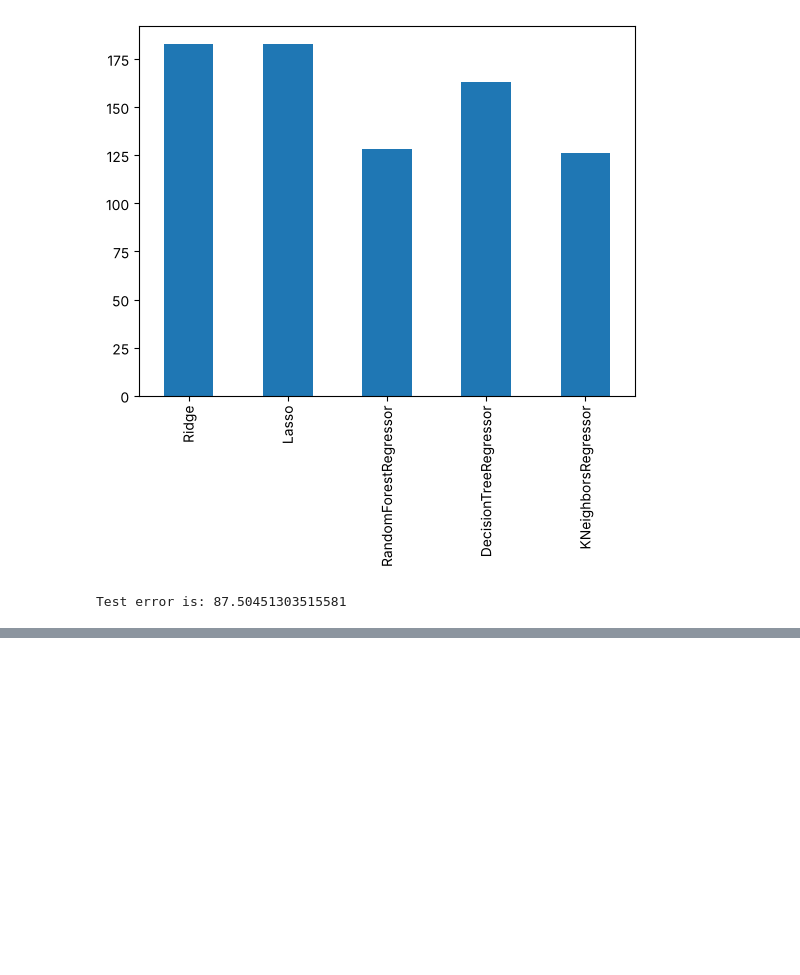
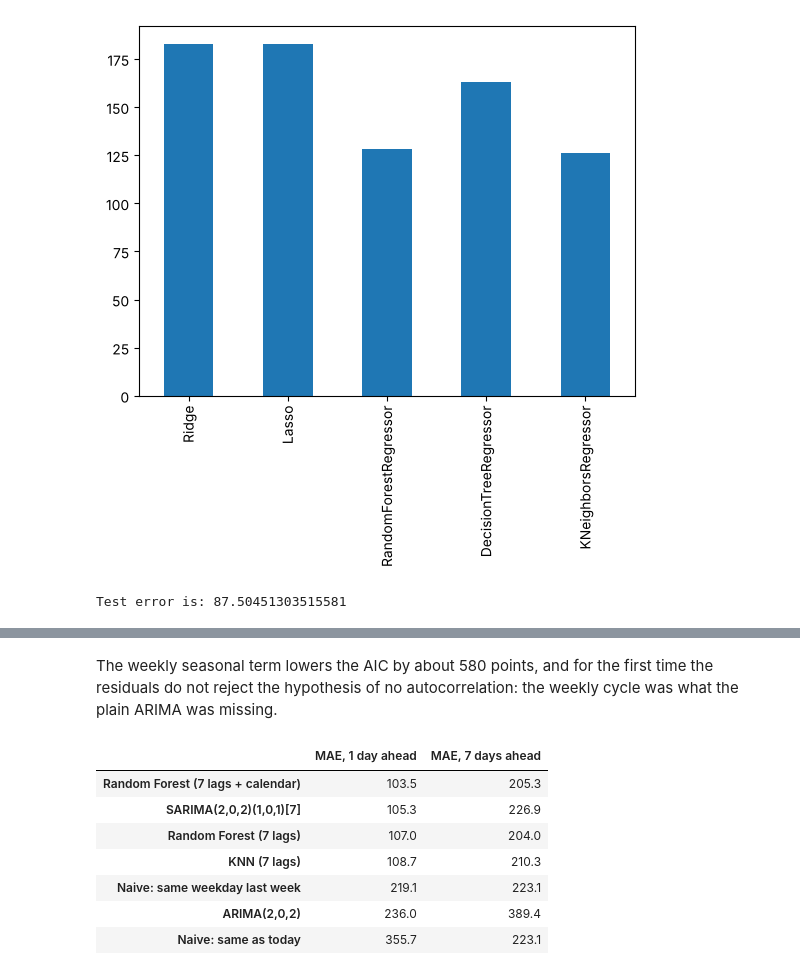
Before and after one commit to JeffAirData/Energy-Load-Portugal-Temporal-Series, a Jupyter notebook: Energy_Load_'Portugal'.ipynb, the cells around one changed output, grey strips where cells are left out. Drawn from its saved outputs; the diff is of its cells as text; code cells hidden in the pictures; blank space fills up the shorter version.

```diff
--- a/Energy_Load_'Portugal'.ipynb
+++ b/Energy_Load_'Portugal'.ipynb
@@ -798,0 +846,67 @@ Test error is: 87.50451303515581
+# %% [markdown]
+The weekly seasonal term lowers the AIC by about 580 points, and for the first time the residuals do not reject the hypothesis of no autocorrelation: the weekly cycle was what the plain ARIMA was missing.
+# %%
+# Fair comparison on the daily problem.
+# Target: load level `h` days ahead, expressed as the change from today. Test set: last 30% of the days.
+# SARIMA/ARIMA parameters are estimated on the first 70% and then only updated with new observations.
+from sklearn.neighbors import KNeighborsRegressor
+from sklearn.ensemble import RandomForestRegressor
+
+N = len(daily); n0 = int(N * 0.7); K = 7
+ds = daily.diff()
+pt_holidays = holidays.Portugal(years=[2020, 2021, 2022])
+
+dow = pd.get_dummies(pd.Series(daily.index.dayofweek, index=daily.index), dtype=float)
+dow.columns = [f'dow{c}' for c in dow.columns]
+is_hol = pd.Series([float(day in pt_holidays) for day in daily.index], index=daily.index, name='hol')
+lags = pd.concat([ds.shift(i) for i in range(K)], axis=1)
+lags.columns = [f'lag{i}' for i in range(K)]
+pos = np.arange(N)
+
+base = {name: SARIMAX(ds.iloc[1:n0], order=(2, 0, 2), seasonal_order=so).fit(disp=False)
+        for name, so in [('ARIMA(2,0,2)', (0, 0, 0, 0)), ('SARIMA(2,0,2)(1,0,1)[7]', (1, 0, 1, 7))]}
+
+results, preds_h1 = {}, {}
+for h in [1, 7]:
+    test_pos = [p for p in range(n0, N) if p + h < N]
+    truth = np.array([daily.iloc[p + h] - daily.iloc[p] for p in test_pos])
+    P = {}
+    P['Naive: same as today'] = np.zeros(len(test_pos))
+    P['Naive: same weekday last week'] = np.array([daily.iloc[p + h - 7] - daily.iloc[p] for p in test_pos])
+
+    target = daily.shift(-h) - daily
+    train_ok = lags.notna().all(axis=1) & target.notna() & (pos + h <= n0 - 1)
+    X_cal = pd.concat([lags, dow.shift(-h), is_hol.shift(-h)], axis=1)   # calendar of the target day
+    for name, model, X in [
+            ('KNN (7 lags)', KNeighborsRegressor(n_neighbors=10), lags),
+            ('Random Forest (7 lags)', RandomForestRegressor(n_estimators=200, random_state=42), lags),
+            ('Random Forest (7 lags + calendar)', RandomForestRegressor(n_estimators=200, random_state=42), X_cal)]:
+        model.fit(X[train_ok].fillna(0), target[train_ok])
+        P[name] = model.predict(X.iloc[test_pos].fillna(0))
+
+    for name, fit in base.items():
+        r = fit.append(ds.iloc[n0:test_pos[0] + 1], refit=False)
+        out = []
+        for p in test_pos:
+            out.append(r.forecast(h).sum())
+            if p + 1 < N:
+                r = r.append(ds.iloc[p + 1:p + 2], refit=False)
+        P[name] = np.array(out)
+
+    results[h] = {m: np.abs(v - truth).mean() for m, v in P.items()}
+    if h == 1:
+        preds_h1 = {'dates': daily.index[[p + 1 for p in test_pos]], 'actual': daily.values[[p + 1 for p in test_pos]],
+                    'today': daily.values[test_pos], **{m: daily.values[test_pos] + v for m, v in P.items()}}
+
+table = pd.DataFrame(results).round(1)
+table.columns = ['MAE, 1 day ahead', 'MAE, 7 days ahead']
+table.sort_values('MAE, 1 day ahead')
+# %% [output]
+|  | MAE, 1 day ahead | MAE, 7 days ahead |
+| Random Forest (7 lags + calendar) | 103.5 | 205.3 |
+| SARIMA(2,0,2)(1,0,1)[7] | 105.3 | 226.9 |
+| Random Forest (7 lags) | 107.0 | 204.0 |
+| KNN (7 lags) | 108.7 | 210.3 |
+| Naive: same weekday last week | 219.1 | 223.1 |
+| ARIMA(2,0,2) | 236.0 | 389.4 |
+| Naive: same as today | 355.7 | 223.1 |
```
Also changed, not shown: parts of 6 cells of this notebook, 1 other file.
